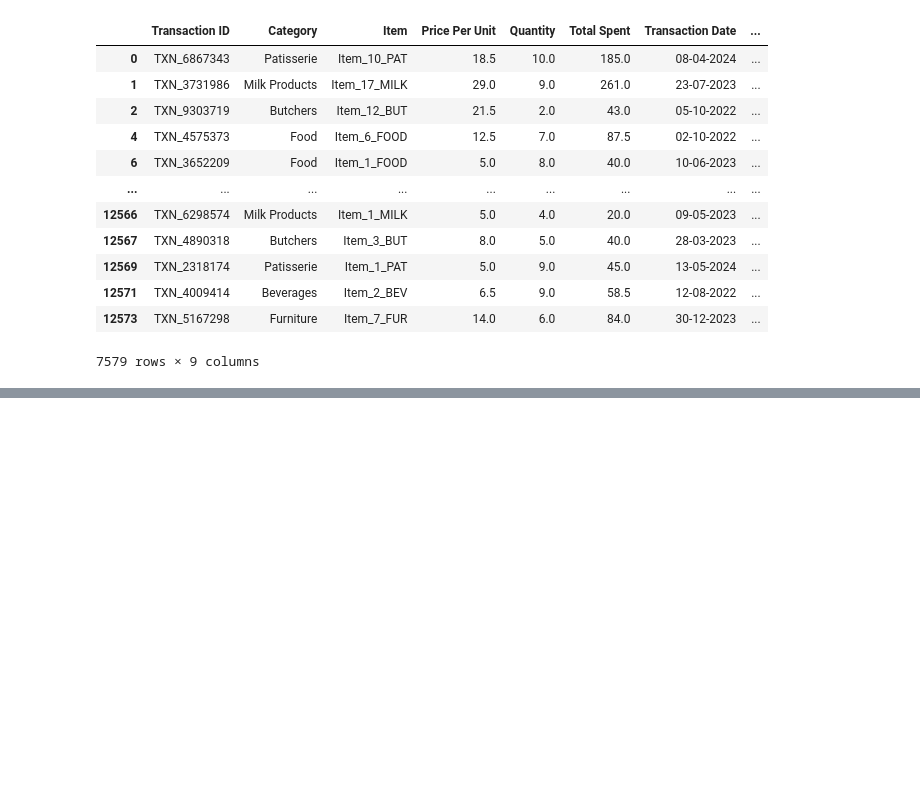
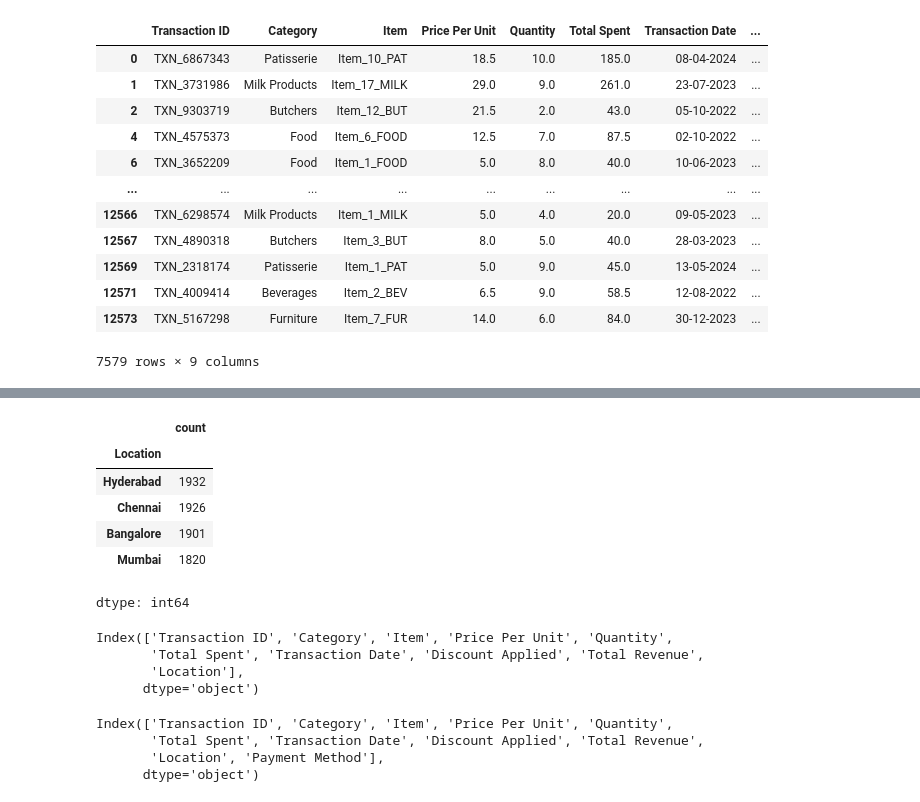
Before and after one commit to kavya-tenali2026/Internship-Retail-Store-Analysis, a Jupyter notebook: Untitled7.ipynb, the cells around one changed output, grey strips where cells are left out. Saved outputs shown, nothing was run; the diff lists cells and outputs as text; code cells hidden in the pictures; blank space fills up the shorter version.

```diff
--- a/Untitled7.ipynb
+++ b/Untitled7.ipynb
@@ -293,0 +349,17 @@ df
+# %%
+df["Location"].value_counts()
+# %% [output]
+|  | count |
+| Location |  |
+| Hyderabad | 1932 |
+| Chennai | 1926 |
+| Bangalore | 1901 |
+| Mumbai | 1820 |
+dtype: int64
+# %%
+df.columns
+# %% [output]
+Index(['Transaction ID', 'Category', 'Item', 'Price Per Unit', 'Quantity',
+       'Total Spent', 'Transaction Date', 'Discount Applied', 'Total Revenue',
+       'Location'],
+      dtype='object')
@@ -293,0 +373,7 @@ df
+# %%
+df.columns
+# %% [output]
+Index(['Transaction ID', 'Category', 'Item', 'Price Per Unit', 'Quantity',
+       'Total Spent', 'Transaction Date', 'Discount Applied', 'Total Revenue',
+       'Location', 'Payment Method'],
+      dtype='object')
```
Also changed, not shown: parts of 10 cells of this notebook.
